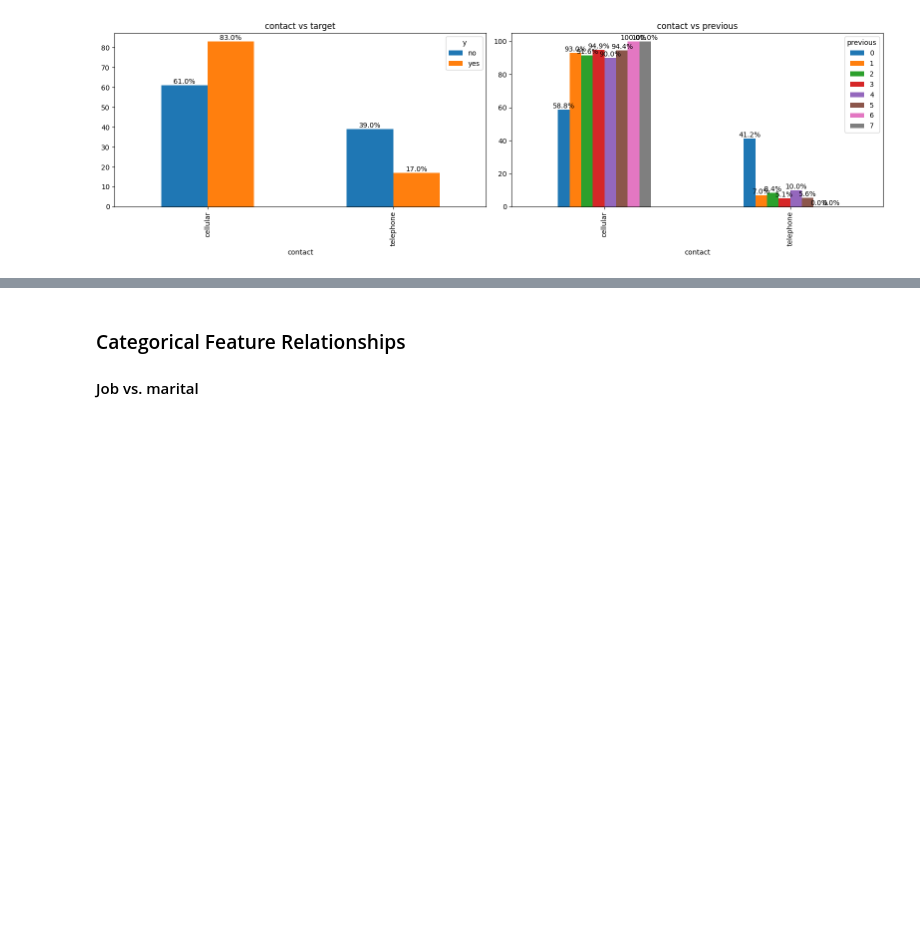
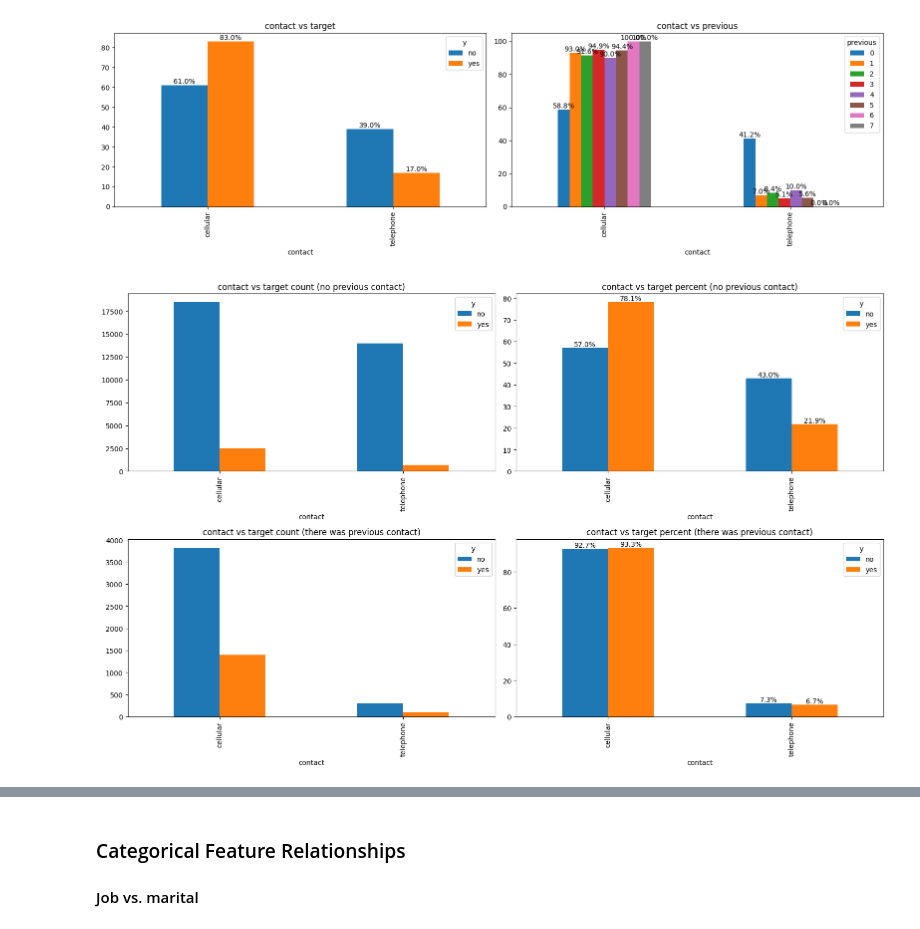
Before and after one commit to Maxstef/ml-bank-additional-project, a Jupyter notebook: notebooks/01_eda.ipynb, the cells around one changed output, grey strips where cells are left out. Saved outputs shown, nothing was run; the diff lists cells and outputs as text; code cells hidden in the pictures; blank space fills up the shorter version.

Commit message:
EDA fix for contact column analysis

```diff
--- a/notebooks/01_eda.ipynb
+++ b/notebooks/01_eda.ipynb
@@ -706,6 +706,37 @@ plt.show()
 # %% [output]
 [figure]
 [figure]
+# %%
+fig, axes = plt.subplots(2, 2, figsize=(16, 10))
+axes = axes.flatten()
+draw_countplot(
+    raw_df[raw_df["previous"] == 0],
+    "contact",  hue_col=target_col, normalize=False,
+    title="contact vs target count (no previous contact)",
+    ax=axes[0],
+)
+draw_countplot(
+    raw_df[raw_df["previous"] == 0],
+    "contact", hue_col=target_col, normalize=True,
+    title="contact vs target percent (no previous contact)",
+    ax=axes[1],
+)
+draw_countplot(
+    raw_df[raw_df["previous"] != 0],
+    "contact", hue_col=target_col, normalize=False,
+    title="contact vs target count (there was previous contact)",
+    ax=axes[2],
+)
+draw_countplot(
+    raw_df[raw_df["previous"] != 0],
+    "contact", hue_col=target_col, normalize=True,
+    title="contact vs target percent (there was previous contact)",
+    ax=axes[3],
+)
+plt.tight_layout()
+plt.show()
+# %% [output]
+[figure, added]
 # %% [markdown]
 <span style="background-color: #4FC3F7; display:block; padding:10px">
 
```
Also changed, not shown: parts of 2 cells of this notebook.
